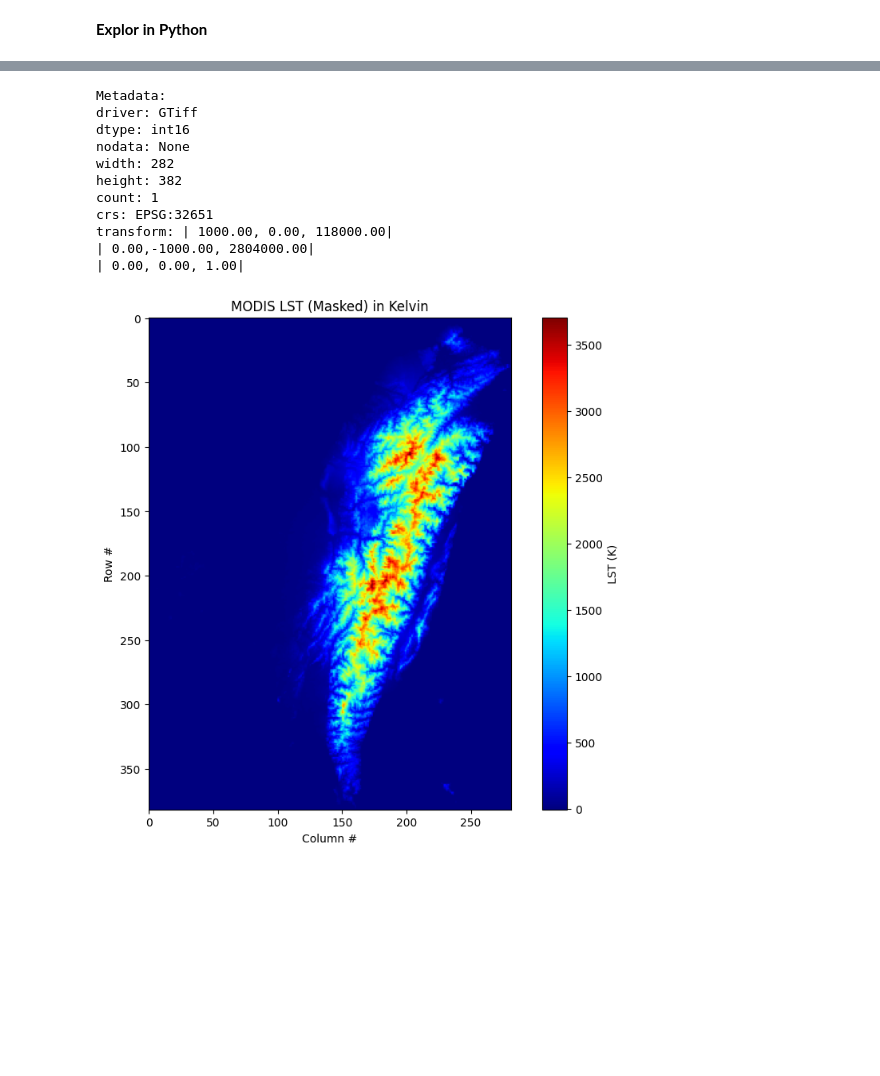
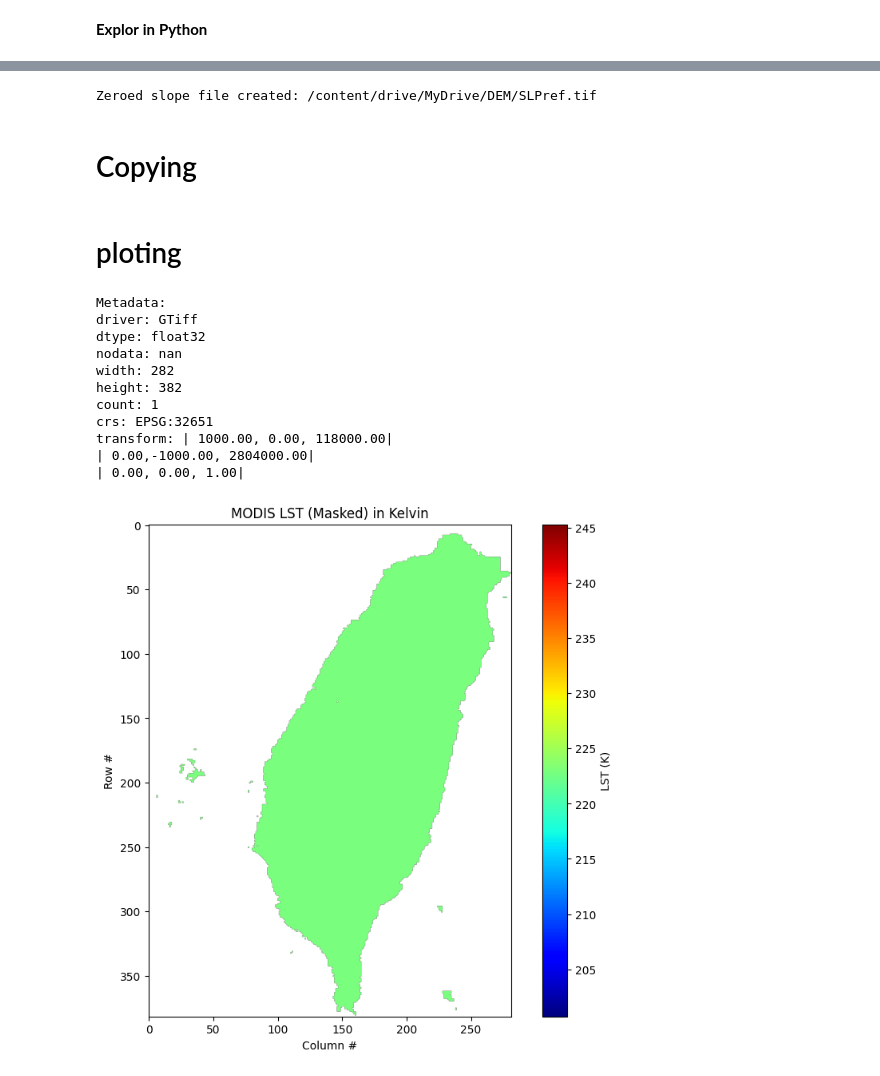
Before and after one commit to melkatewabe10/Machine-learning_LST-Estimation-, a Jupyter notebook: Elevation.ipynb, the cells around one changed output, grey strips where cells are left out. Saved outputs shown, nothing was run; the diff lists cells and outputs as text; code cells hidden in the pictures; blank space fills up the shorter version.

```diff
--- a/Elevation.ipynb
+++ b/Elevation.ipynb
@@ -128,7 +132,7 @@ import numpy as np # Import numpy
 
 # Define the file path to your DEM file on Google Drive
 # Update this path to match where your DEM is stored
-dem_path = "/content/drive/MyDrive/Taiwan_DEM/ELV.tif"
+dem_path = "/content/drive/MyDrive/DEM/ELVref2.tif"
 
 # prompt: remove 0 elevation and  save the dem-
 
@@ -145,7 +149,7 @@ dem_data_no_zero = np.where(dem_data == 0, np.nan, dem_data)
 profile.update(dtype=rasterio.float32, nodata=np.nan) # Update dtype and nodata
 
 # Define the output path for the new DEM file
-output_path = "/content/drive/MyDrive/Taiwan_DEM/ELV_nz.tif"
+output_path = "/content/drive/MyDrive/DEM/ELVref23.tif"
 
 # Write the modified DEM to a new GeoTIFF file
 with rasterio.open(output_path, "w", **profile) as dst:
@@ -176,10 +359,10 @@ from rasterio.warp import calculate_default_transform, reproject, Resampling
 import numpy as np
 
 # Input DEM file path (make sure this is correct)
-input_dem = "/content/drive/MyDrive/Taiwan_DEM/ELV_nz.tif"
+input_dem = "/content/drive/MyDrive/DEM/DEM_nz.tif"
 
 # Output slope file path
-output_slope = "/content/drive/MyDrive/Taiwan_DEM/SLP.tif"
+output_slope = "/content/drive/MyDrive/DEM/SLP.tif"
 
 
 with rasterio.open(input_dem) as src:
@@ -219,0 +404,29 @@ Slope calculated and saved to: /content/drive/MyDrive/Taiwan_DEM/SLP.tif
+# %%
+import os
+import rasterio
+import numpy as np
+
+# Define the source SLP raster file
+source_file = "/content/drive/MyDrive/DEM/SLP.tif"
+
+# Define the output file path
+destination_file = "/content/drive/MyDrive/DEM/SLPref.tif"
+
+# Open the source file
+with rasterio.open(source_file) as src:
+    data = src.read()  # Read all bands
+    meta = src.meta.copy()  # Copy metadata for writing
+    meta.update(dtype=rasterio.float32)  # Ensure datatype is float32 for zeros if needed
+
+# Set all pixel values to zero
+data_zero = data * 0
+
+# Write the zeroed raster to a new file
+with rasterio.open(destination_file, "w", **meta) as dst:
+    dst.write(data_zero)
+
+print(f"Zeroed slope file created: {destination_file}")
+# %% [output]
+Zeroed slope file created: /content/drive/MyDrive/DEM/SLPref.tif
+# %% [markdown]
+# Copying
@@ -220,43 +477,45 @@ Slope calculated and saved to: /content/drive/MyDrive/Taiwan_DEM/SLP.tif
+# %% [markdown]
+# ploting
 # %%
 import rasterio
 import matplotlib.pyplot as plt
 import numpy as np
 
 # Path to the downloaded GeoTIFF file.
-filename = '/content/drive/MyDrive/Taiwan_DEM/ELV.tif'
+filename = '/content/drive/MyDrive/DSR/DSR_2000_Winter_ref.tif'
 
 # Open the file with rasterio
 with rasterio.open(filename) as src:
     # Read the first band (assuming the LST is stored in a single band)
     lst_data = src.read(1)
     # Get metadata information
     meta = src.meta
     print("Metadata:")
     for key, value in meta.items():
         print(f"{key}: {value}")
 
 # Mask no-data values (if present)
 ndvi_masked = np.ma.masked_where(lst_data == src.nodata, lst_data)
 
 # Plot the LST image using matplotlib
 plt.figure(figsize=(10, 8))
 cmap = plt.cm.jet  # choose a colormap
 img = plt.imshow(ndvi_masked, cmap=cmap)
 plt.colorbar(img, label='LST (K)')
 plt.title('MODIS LST (Masked) in Kelvin')
 plt.xlabel('Column #')
 plt.ylabel('Row #')
 plt.show()
 # %% [output]
 Metadata:
 driver: GTiff
-dtype: int16
-nodata: None
+dtype: float32
+nodata: nan
 width: 282
 height: 382
 count: 1
 crs: EPSG:32651
 transform: | 1000.00, 0.00, 118000.00|
 | 0.00,-1000.00, 2804000.00|
 | 0.00, 0.00, 1.00|
-[figure, old version]
+[figure, new version]
```
Also changed, not shown: parts of 17 cells of this notebook.
